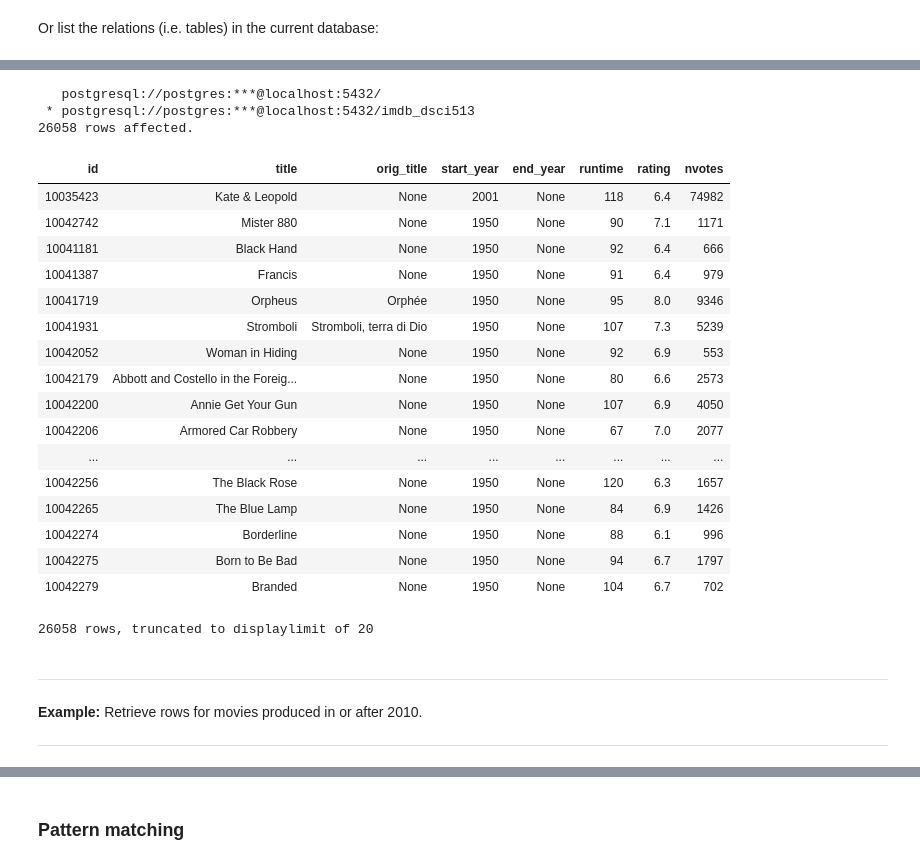
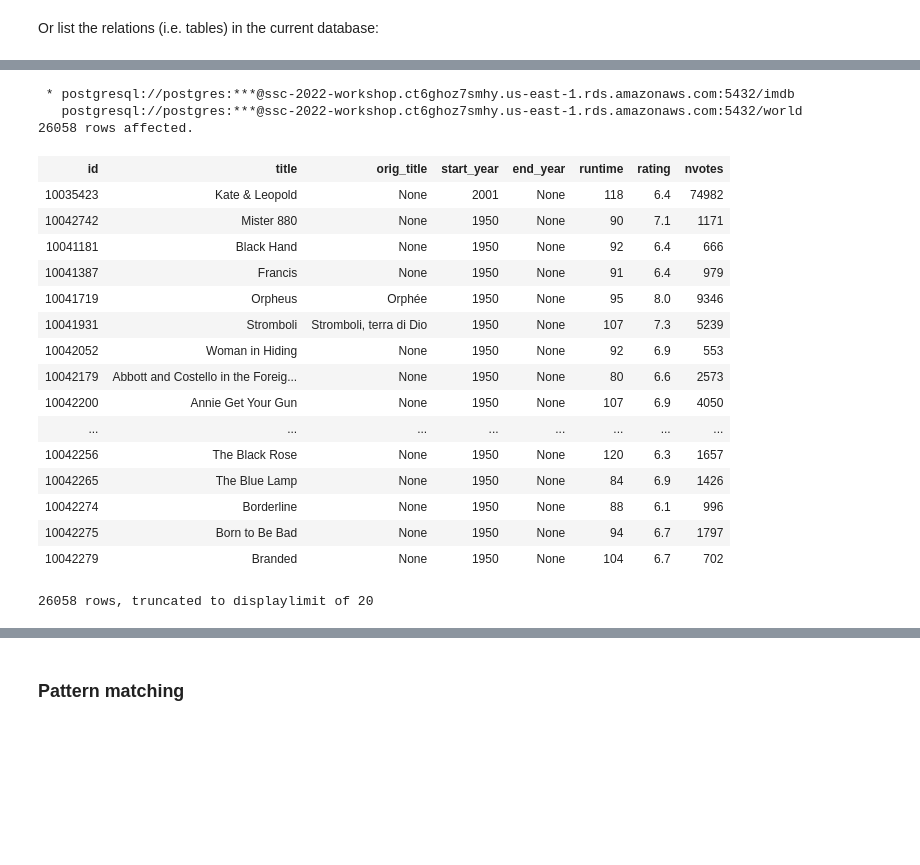
Before and after one commit to Lourenzutti/ssc-workshop-database-2022, a Jupyter notebook: part-1.ipynb, the cells around one changed output, grey strips where cells are left out. Cells and saved outputs as stored; diff of their text form; code cells hidden in the pictures; blank space fills up the shorter version.

```diff
--- a/part-1.ipynb
+++ b/part-1.ipynb
@@ -993,25 +591,24 @@ WHERE
 # %%
 %%sql
 
-SELECT
-    *
-FROM
-    movies;
+/* Lets take a look at the movies table */
+
+SELECT *
+  FROM movies;
 # %% [output]
-   postgresql://postgres:***@localhost:5432/
- * postgresql://postgres:***@localhost:5432/imdb_dsci513
+ * postgresql://postgres:***@ssc-2022-workshop.ct6ghoz7smhy.us-east-1.rds.amazonaws.com:5432/imdb
+   postgresql://postgres:***@ssc-2022-workshop.ct6ghoz7smhy.us-east-1.rds.amazonaws.com:5432/world
 26058 rows affected.
 | id | title | orig_title | start_year | end_year | runtime | rating | nvotes |
 | 10035423 | Kate & Leopold | None | 2001 | None | 118 | 6.4 | 74982 |
 | 10042742 | Mister 880 | None | 1950 | None | 90 | 7.1 | 1171 |
 | 10041181 | Black Hand | None | 1950 | None | 92 | 6.4 | 666 |
 | 10041387 | Francis | None | 1950 | None | 91 | 6.4 | 979 |
 | 10041719 | Orpheus | Orphée | 1950 | None | 95 | 8.0 | 9346 |
 | 10041931 | Stromboli | Stromboli, terra di Dio | 1950 | None | 107 | 7.3 | 5239 |
 | 10042052 | Woman in Hiding | None | 1950 | None | 92 | 6.9 | 553 |
 | 10042179 | Abbott and Costello in the Foreig... | None | 1950 | None | 80 | 6.6 | 2573 |
 | 10042200 | Annie Get Your Gun | None | 1950 | None | 107 | 6.9 | 4050 |
-| 10042206 | Armored Car Robbery | None | 1950 | None | 67 | 7.0 | 2077 |
 | ... | ... | ... | ... | ... | ... | ... | ... |
 | 10042256 | The Black Rose | None | 1950 | None | 120 | 6.3 | 1657 |
 | 10042265 | The Blue Lamp | None | 1950 | None | 84 | 6.9 | 1426 |
@@ -1019,9 +616,3 @@ FROM
 | 10042275 | Born to Be Bad | None | 1950 | None | 94 | 6.7 | 1797 |
 | 10042279 | Branded | None | 1950 | None | 104 | 6.7 | 702 |
 26058 rows, truncated to displaylimit of 20
-# %% [markdown]
----
-
-**Example:** Retrieve rows for movies produced in or after 2010.
-
----
```
Also changed, not shown: parts of 370 cells of this notebook.
